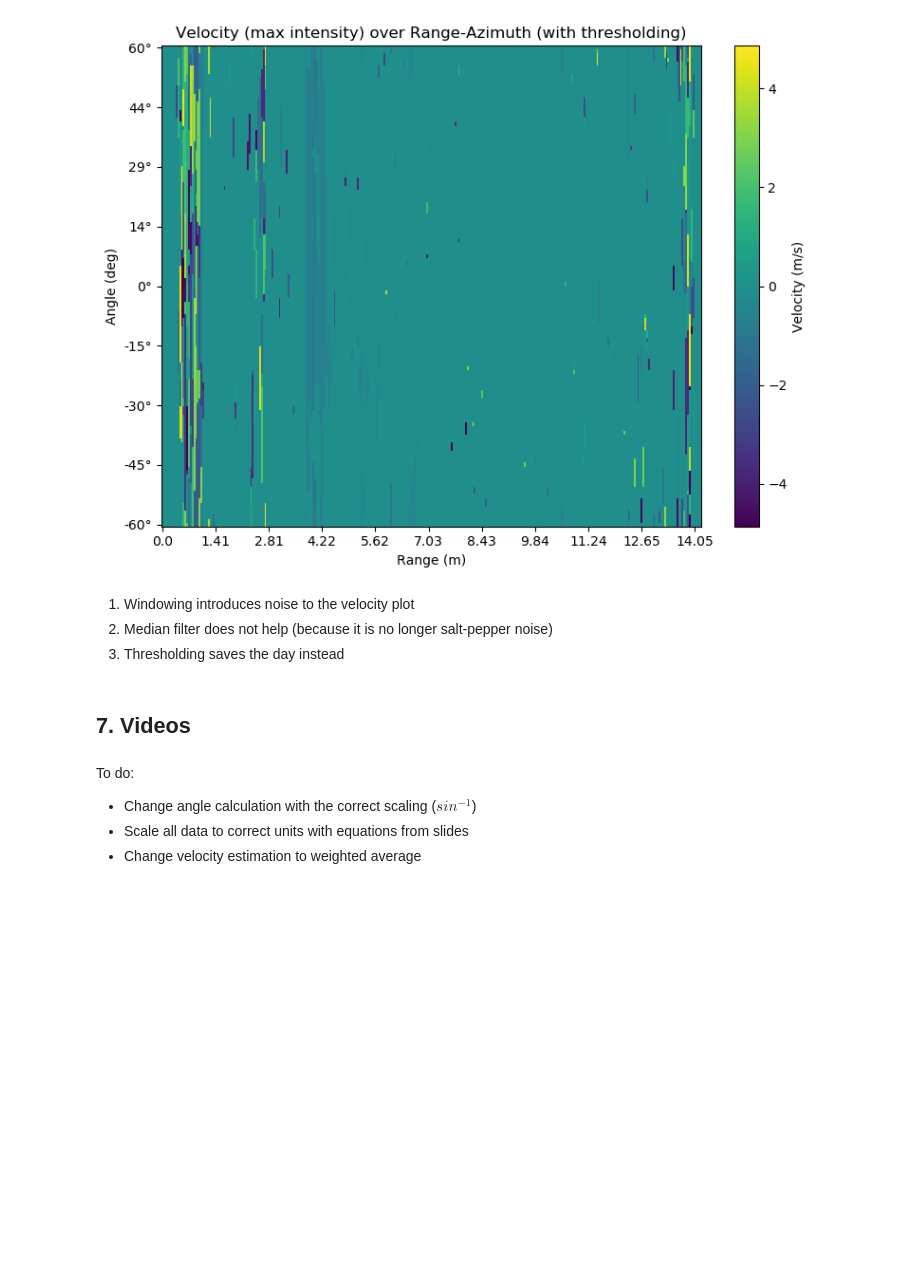
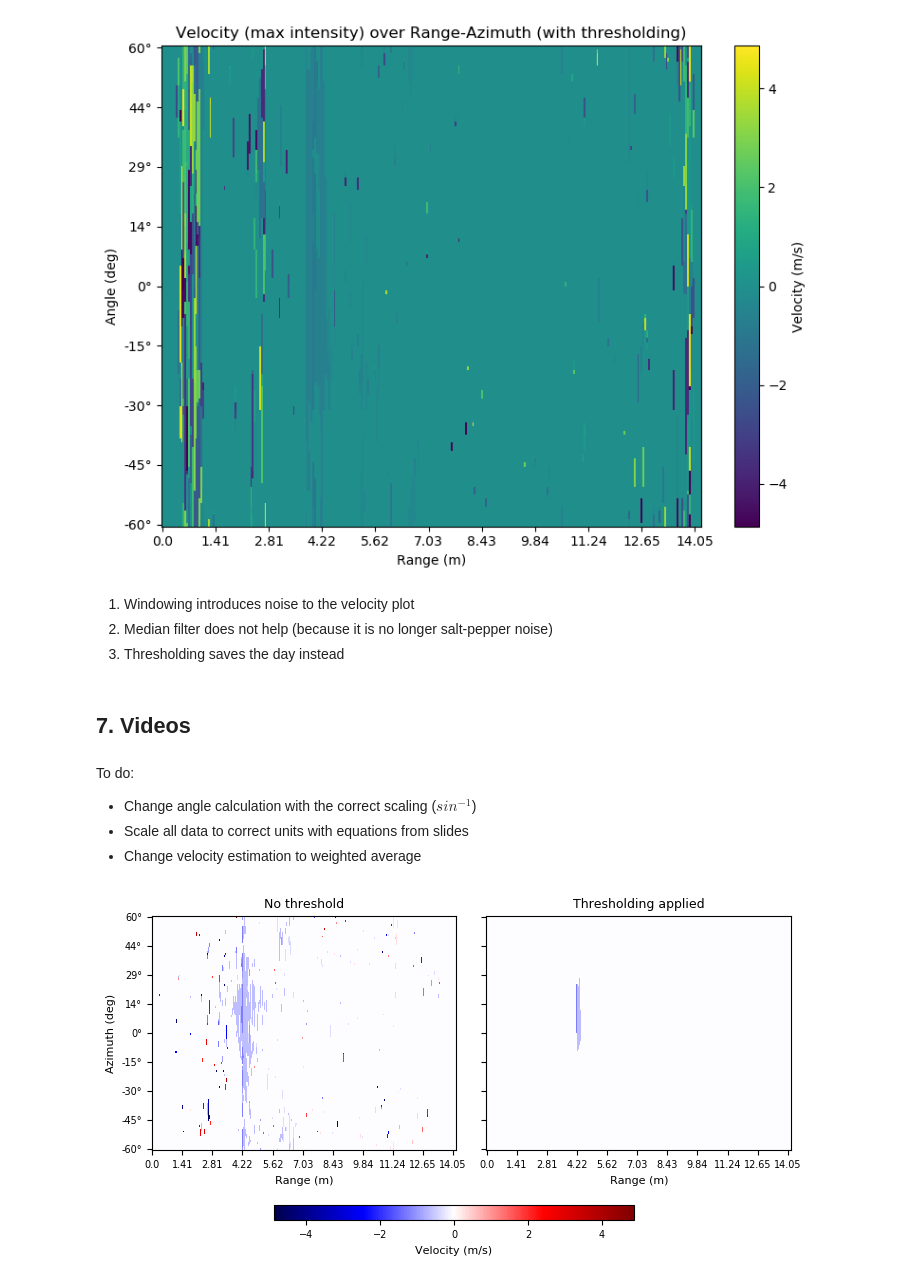
Before and after one commit to Soldann/CaRLi-V, a Jupyter notebook: examples/RaDICaL_radar_cube.ipynb, the cells around one changed output. Cells and saved outputs as stored; diff of their text form; code cells hidden in the pictures; blank space fills up the shorter version.

```diff
--- a/examples/RaDICaL_radar_cube.ipynb
+++ b/examples/RaDICaL_radar_cube.ipynb
@@ -1422,3 +1422,94 @@ To do:
 - Change angle calculation with the correct scaling ($sin^{-1}$)
 - Scale all data to correct units with equations from slides
 - Change velocity estimation to weighted average
+# %%
+import numpy as np
+import matplotlib.pyplot as plt
+from mpl_toolkits.axes_grid1 import make_axes_locatable
+
+# --- Config: style for compact scientific plot ---
+plt.rcParams.update({
+    'font.size': 8,
+    'axes.titlesize': 9,
+    'axes.labelsize': 8,
+    'xtick.labelsize': 7,
+    'ytick.labelsize': 7,
+    'legend.fontsize': 7,
+    'figure.titlesize': 9
+})
+
+# ---- Data Preparation ----
+frame_idx = 28
+current_radar_frame = data['radar'][frame_idx]
+rf = RadarFrame(radar_config)
+
+# Range FFT
+range_fft = np.fft.fft(current_radar_frame, axis=2)
+
+# Doppler FFT
+doppler_fft = np.fft.fftshift(np.fft.fft(range_fft, axis=0), axes=0)
+
+# Angle FFT (with padding)
+padded_range_fft = np.pad(doppler_fft, pad_width=[(0, 0), (0, 112), (0, 0)], mode='constant')
+radar_cube = np.fft.fftshift(np.fft.fft(padded_range_fft, axis=1), axes=1)
+
+# ---- Velocity Estimation ----
+dopplers = np.arange(-max_doppler, max_doppler + doppler_resolution, doppler_resolution)
+
+collapsed_doppler_raw = np.argmax(np.abs(radar_cube), axis=0)
+collapsed_doppler_thresholded = collapsed_doppler_raw.copy()
+
+total_intensity = np.sum(np.abs(radar_cube), axis=0)
+
+# Relative thresholding (within 13 dB of peak)
+max_intensity = np.max(total_intensity)
+relative_threshold_linear = max_intensity / (10**(13 / 10))
+collapsed_doppler_thresholded[total_intensity < relative_threshold_linear] = len(dopplers) // 2
+
+collapsed_velocity_raw = dopplers[collapsed_doppler_raw]
+collapsed_velocity_thresh = dopplers[collapsed_doppler_thresholded]
+
+# ---- Axis Setup ----
+angle_bins = radar_cube.shape[1]
+angles = np.linspace(-60, 60, angle_bins)
+num_ticks = 9
+tick_positions = np.linspace(0, angle_bins - 1, num_ticks)
+tick_labels = [f"{int(angles[int(pos)])}°" for pos in tick_positions]
+
+# ---- Plot Setup (compact, single-column) ----
+fig, axes = plt.subplots(ncols=2, figsize=(7.2, 3.8), sharey=True)
+
+# Plot 1: No threshold
+im0 = axes[0].imshow(collapsed_velocity_raw, aspect='auto', origin='lower', cmap='seismic',
+                     vmin=-max_doppler, vmax=max_doppler)
+axes[0].set_title('No threshold')
+axes[0].set_xlabel('Range (m)')
+axes[0].set_ylabel('Azimuth (deg)')
+axes[0].set_xticks(range_ticks)
+axes[0].set_xticklabels(range_tick_labels)
+axes[0].set_yticks(tick_positions)
+axes[0].set_yticklabels(tick_labels)
+
+# Plot 2: Thresholded
+im1 = axes[1].imshow(collapsed_velocity_thresh, aspect='auto', origin='lower', cmap='seismic',
+                     vmin=-max_doppler, vmax=max_doppler)
+axes[1].set_title('Thresholding applied')
+axes[1].set_xlabel('Range (m)')
+axes[1].set_xticks(range_ticks)
+axes[1].set_xticklabels(range_tick_labels)
+axes[1].set_yticks(tick_positions)  # Remove redundant y-ticks
+axes[1].set_ylabel('')
+
+# ---- Shared Colorbar ----
+plt.subplots_adjust(bottom=0.2)  # Room for colorbar
+cbar_ax = fig.add_axes([0.25, 0.12, 0.5, 0.04])  # [left, bottom, width, height]
+cbar = fig.colorbar(im1, cax=cbar_ax, orientation='horizontal')
+cbar.set_label('Velocity (m/s)', fontsize=8)
+cbar.ax.tick_params(labelsize=7)
+
+# ---- Final Layout & Save ----
+plt.tight_layout(rect=[0, 0.18, 1, 1])
+plt.savefig("velocity_comparison_singlecolumn.pdf", dpi=300, bbox_inches='tight')
+plt.show()
+# %% [output]
+[figure, added]
```
Also changed, not shown: parts of 2 cells of this notebook, 2 other files.
